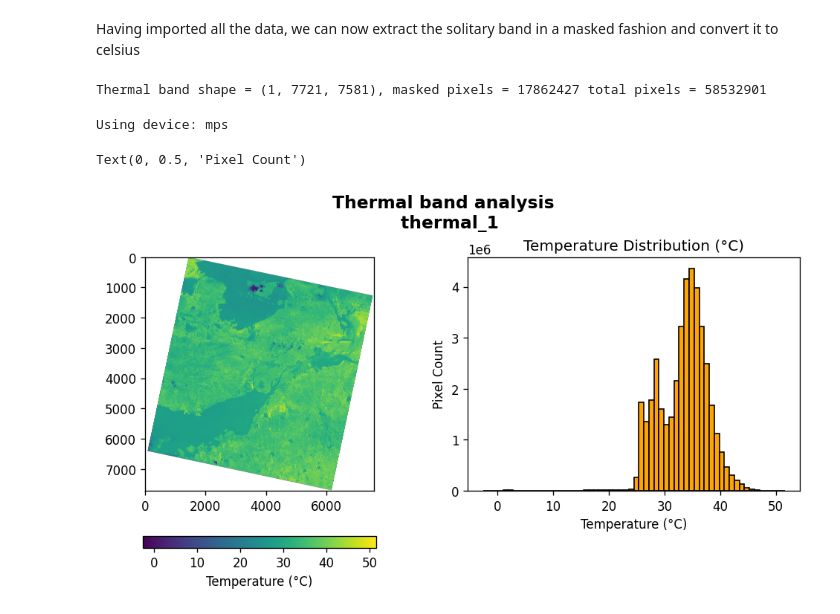
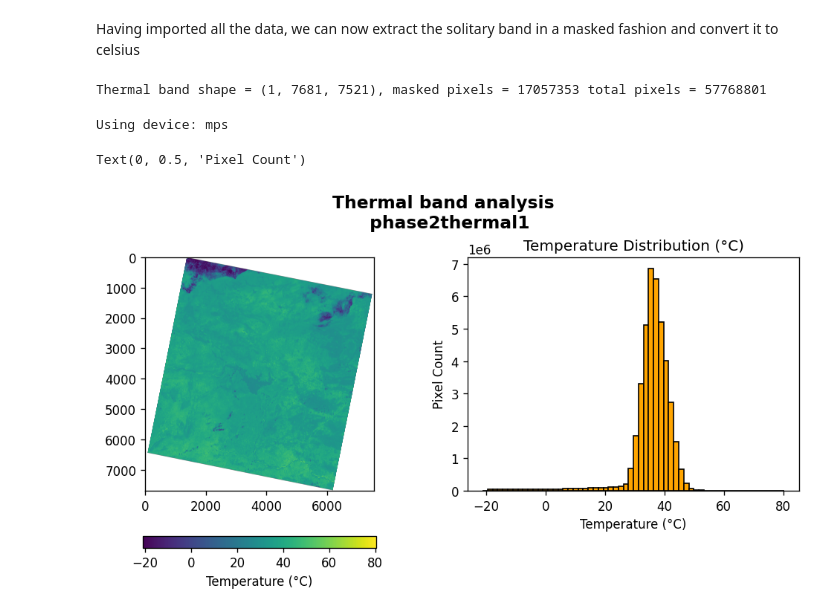
Before and after one commit to rashwin88/hsi-anomaly-foundations-allotrope, a Jupyter notebook: notebooks/exploring_temperature_distributions.ipynb, the cells around one changed output. Cells and saved outputs as stored; diff of their text form; code cells hidden in the pictures.

```diff
--- a/notebooks/exploring_temperature_distributions.ipynb
+++ b/notebooks/exploring_temperature_distributions.ipynb
@@ -18,7 +18,7 @@ from app.utils.image_transformation.image_cube_operations import ImageCubeOperat
 # %% [markdown]
 To get a good handle of how to visualize, data, we will use one of the phase 2 datasets and simply convert it to degress celsius and begin from there.
 # %%
-dataset_path = "../tests/test_payloads/thermal_1/LC09_L2SP_150044_20251009_20251010_02_T1_ST_B10.TIF"
+dataset_path = "../tests/test_payloads/phase_2/Set-1/Thermal Anomaly Datasets/LC09_L2SP_141045_20250604_20250605_02_T1_ST_B10.TIF"
 source_config = FileSourceConfig(source_path=dataset_path)
 file_helper = TIFHelper(
     file_source_config=source_config,
@@ -35,7 +35,7 @@ band = file_helper.extract_specific_bands(
 # This seems reasonable given the orientation of the image.
 print(f"Thermal band shape = {band.shape}, masked pixels = {band.mask.sum()} total pixels = {band.shape[1] * band.shape[2]}")
 # %% [output]
-Thermal band shape = (1, 7721, 7581), masked pixels = 17862427 total pixels = 58532901
+Thermal band shape = (1, 7681, 7521), masked pixels = 17057353 total pixels = 57768801
 # %%
 ## We are now in a position to plot things side by side.
 # First we set up the plot superstructure
@@ -66,7 +66,7 @@ transformed_bands = temperature_transformer.transform(
 
 # Having done this we can draw a plot
 fig.suptitle(
-            f"Thermal band analysis \n thermal_1",
+            f"Thermal band analysis \n phase2thermal1",
             fontsize=14,
             fontweight="bold",
         )
@@ -74,31 +74,31 @@ axes_flat = [axes]
 
 # Do an imshow on the first plot with transformed bands
 im = axes[0].imshow(
     transformed_bands,  # Show the first channel/band in Celsius
     cmap="viridis"
 )
 cbar = fig.colorbar(
     im,
     ax=axes[0],
     orientation="horizontal",
     fraction=0.05,
     pad=0.02,
 )
 cbar.set_label("Temperature (°C)", fontsize=10)
 
 compressed_data = transformed_bands.compressed()
 
 # On the second axes, plot the histogram of the compressed temperature data
 axes[1].hist(
     compressed_data,
     bins=60,
     color="orange",
     edgecolor="black"
 )
 axes[1].set_title("Temperature Distribution (°C)")
 axes[1].set_xlabel("Temperature (°C)")
 axes[1].set_ylabel("Pixel Count")
 # %% [output]
 Using device: mps
 Text(0, 0.5, 'Pixel Count')
-[figure, old version]
+[figure, new version]
```
Also changed, not shown: 4 other files.
